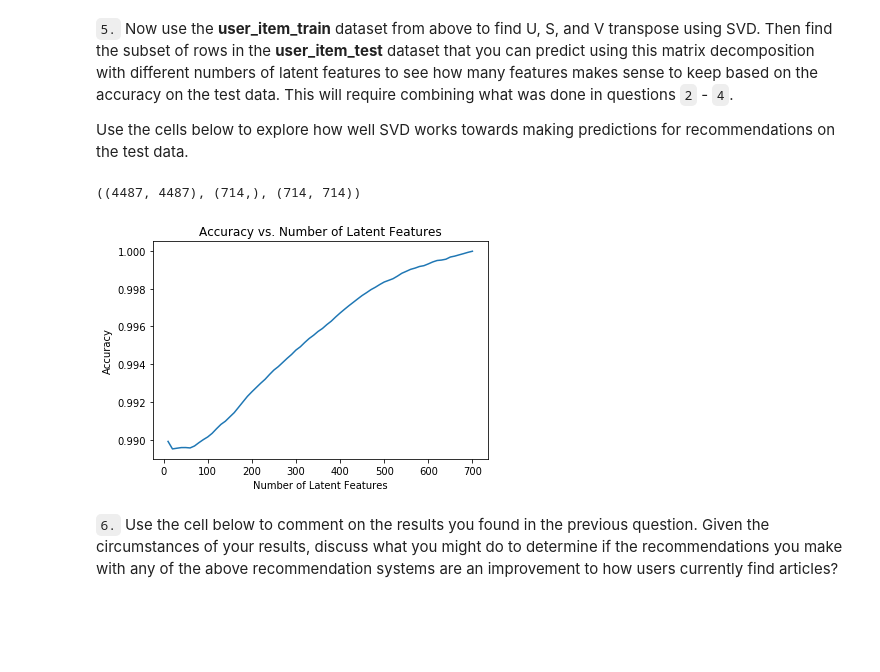
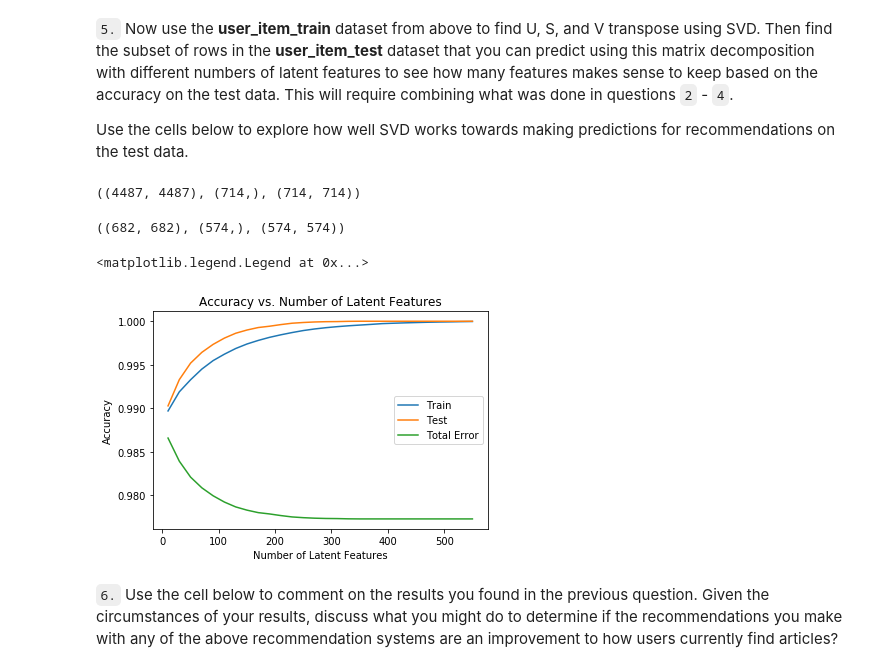
Before and after one commit to Kilie/recommendations_with_IBM, a Jupyter notebook: Recommendations_with_IBM.ipynb, the cells around one changed output. Cells and saved outputs as stored; diff of their text form; code cells hidden in the pictures; blank space fills up the shorter version.

```diff
--- a/Recommendations_with_IBM.ipynb
+++ b/Recommendations_with_IBM.ipynb
@@ -828,44 +828,57 @@ t.sol_4_test??  # Note: I think my answers are correct but I wonder why I got th
 
 Use the cells below to explore how well SVD works towards making predictions for recommendations on the test data.
 # %%
-# fit SVD on the user_item_train matrix
+# fit SVD on the user_item_train and test matrices
 u_train, s_train, vt_train = np.linalg.svd(user_item_train)# fit svd similar to above then use the cells below
-u_train.shape, s_train.shape, vt_train.shape
+
+u_test, s_test, vt_test = np.linalg.svd(user_item_test)
-# %% [output]
-((4487, 4487), (714,), (714, 714))
+# %%
+u_train.shape, s_train.shape, vt_train.shape
+# %% [output]
+((4487, 4487), (714,), (714, 714))
+# %%
+u_test.shape, s_test.shape, vt_test.shape
+# %% [output]
+((682, 682), (574,), (574, 574))
 # %%
-num_latent_feats = np.arange(10,700+10,10)
-sum_errs = []
+num_latent_feats = np.arange(10,560+10,20)
+sum_errs_train = []
+sum_errs_test = []
+all_errs = []
 
 for k in num_latent_feats:
     # restructure with k latent features
-    s_new, u_new, vt_new = np.diag(s_train[:k]), u_train[:, :k], vt_train[:k, :]
+    s_train_new, u_train_new, vt_train_new = np.diag(s_train[:k]), u_train[:, :k], vt_train[:k, :]
+    s_test_new, u_test_new, vt_test_new = np.diag(s_test[:k]), u_test[:, :k], vt_test[:k, :]
 
     # take dot product
-    pred = np.dot(np.dot(u_new, s_new), vt_new)
+    user_item_train_preds = np.around(np.dot(np.dot(u_train_new, s_train_new), vt_train_new))
+    user_item_test_preds = np.around(np.dot(np.dot(u_test_new, s_test_new), vt_test_new))
 
-    # Create a subset from user_item_train which only contains the predictable users
-    users_to_predict = np.intersect1d(test_idx, train_idx, assume_unique=True)
-    user_item_train_new = user_item_train[user_item_train.index.isin(users_to_predict)]
-
-    # Create a subset from pred which only contains the predictable users
-    pred = pd.DataFrame(pred, index=user_item_train.index)
-    pred_new = pred[pred.index.isin(users_to_predict)]
+    all_errs.append(1 - ((np.sum(user_item_test_preds) + \
+                          np.sum(np.sum(user_item_test))) / (user_item_test.shape[0] * user_item_test.shape[1])))
 
     # compute error for each prediction to actual value
-    diffs = np.subtract(user_item_train_new, pred_new)
+    diffs_train = np.subtract(user_item_train, user_item_train_preds)
+    diffs_test = np.subtract(user_item_test, user_item_test_preds)
 
     # total errors and keep track of them
-    err = np.sum(np.sum(np.abs(diffs)))
-    sum_errs.append(err)
+    err_train = np.sum(np.sum(np.abs(diffs_train)))
+    err_test = np.sum(np.sum(np.abs(diffs_test)))
 
+    sum_errs_train.append(err_train)
+    sum_errs_test.append(err_test)
 
-plt.plot(num_latent_feats, 1 - np.array(sum_errs)/df.shape[0]);
+plt.plot(num_latent_feats, 1 - np.array(sum_errs_train)/(user_item_train.shape[0] * user_item_test.shape[1]), label='Train');
+plt.plot(num_latent_feats, 1 - np.array(sum_errs_test)/(user_item_test.shape[0] * user_item_test.shape[1]), label='Test');
+plt.plot(num_latent_feats, all_errs, label='Total Error')
 plt.xlabel('Number of Latent Features');
 plt.ylabel('Accuracy');
 plt.title('Accuracy vs. Number of Latent Features');
+plt.legend()
 # %% [output]
+<matplotlib.legend.Legend at 0x...>
-[figure, old version]
+[figure, new version]
 # %% [markdown]
 `6.` Use the cell below to comment on the results you found in the previous question. Given the circumstances of your results, discuss what you might do to determine if the recommendations you make with any of the above recommendation systems are an improvement to how users currently find articles?
 # %% [markdown]
```
Also changed, not shown: parts of 2 cells of this notebook.
